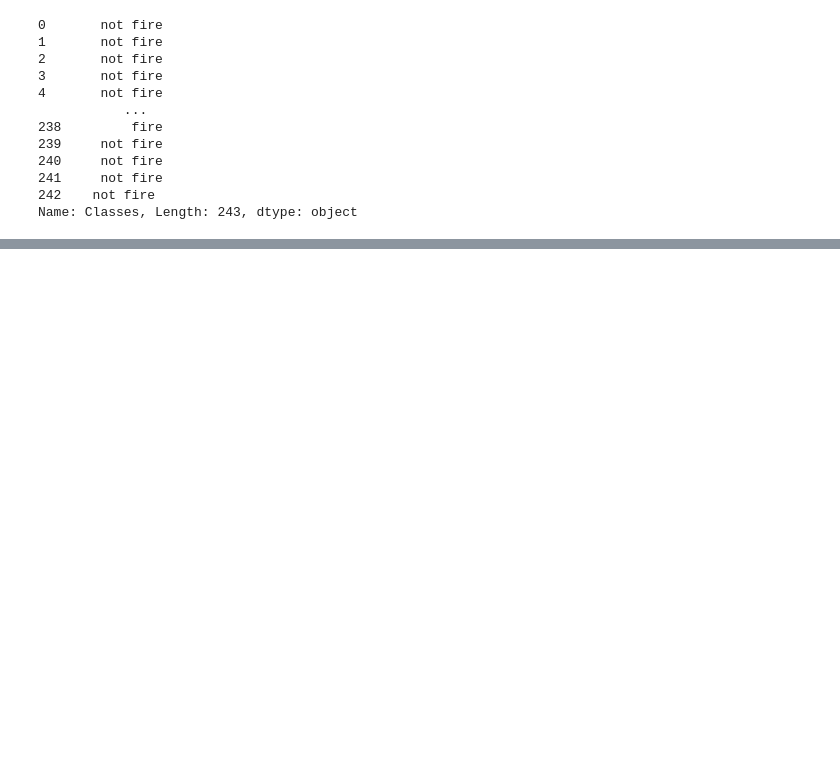
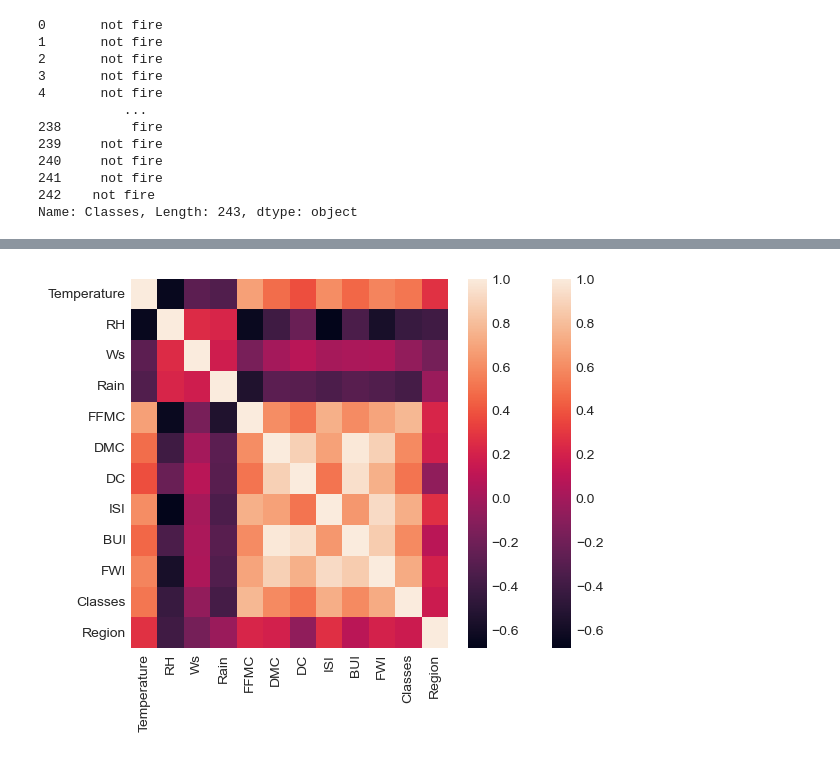
Before and after one commit to Sabiar-Hossain-liku/Algerian-Forest--Linear-Regression, a Jupyter notebook: Algerian-Forest.ipynb, the cells around one changed output, grey strips where cells are left out. Saved outputs shown, nothing was run; the diff lists cells and outputs as text; code cells hidden in the pictures; blank space fills up the shorter version.

```diff
--- a/Algerian-Forest.ipynb
+++ b/Algerian-Forest.ipynb
@@ -265,0 +320,5 @@ dataset_copy.head()
+# %%
+sns.heatmap(dataset_copy.corr())
+plt.show()
+# %% [output]
+[figure, added]
```
Also changed, not shown: parts of 11 cells of this notebook.
